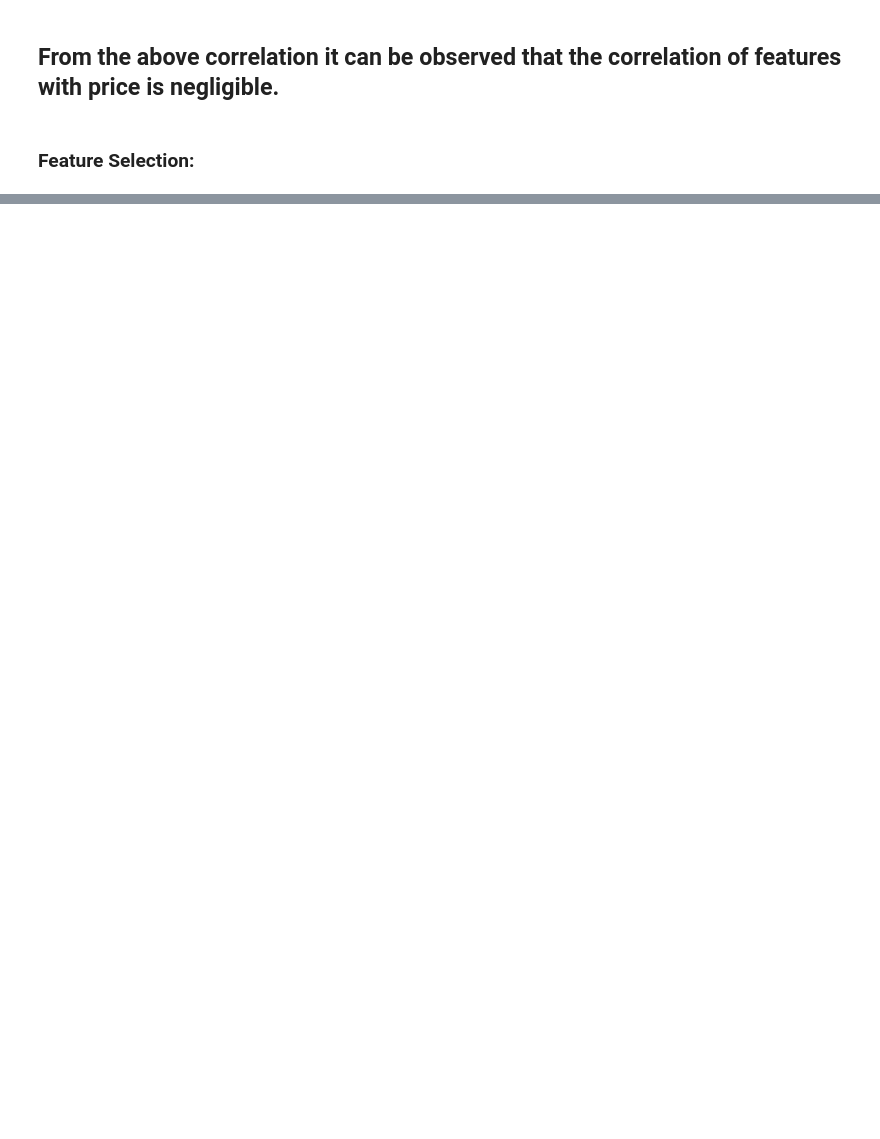
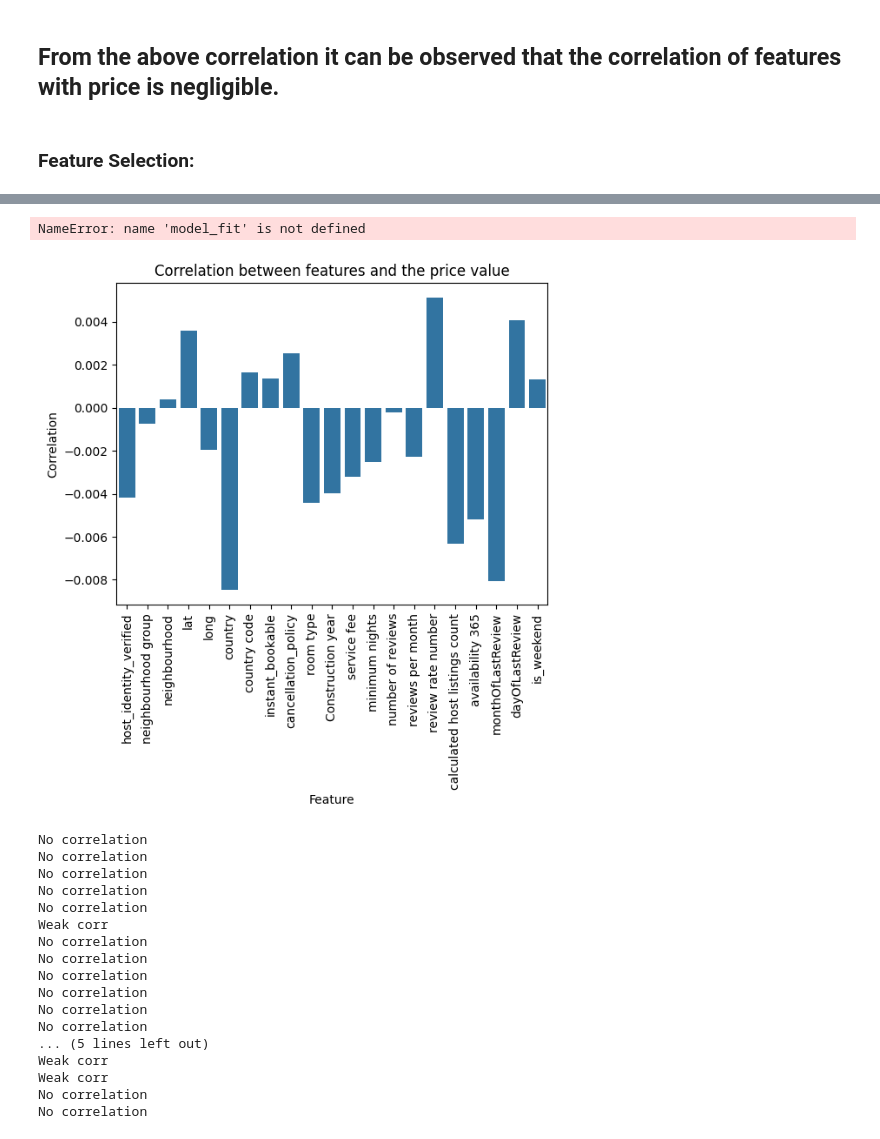
Before and after one commit to tajwinder-singh/airbnb---EDA, a Jupyter notebook: airbnb_eda.ipynb, the cells around one changed output, grey strips where cells are left out. Saved outputs shown, nothing was run; the diff lists cells and outputs as text; code cells hidden in the pictures; blank space fills up the shorter version.

```diff
--- a/airbnb_eda.ipynb
+++ b/airbnb_eda.ipynb
@@ -917,0 +927,58 @@ Features with coefficient shrank to 0: 2
+# %%
+from sklearn.feature_selection import SelectFromModel
+
+selected_model = SelectFromModel(Lasso(alpha = 0.005, random_state = 0))
+model_fit = selected_model.fit(XtrainScaled,ytrainLog)
+selected_features = XtrainLog.columns[model_fit.get_support()]
+print("Selected Features: {}\n\n".format(selected_features))
+
+print("Total features: {}\n\n".format(XtrainLog.shape[1]))
+print("Features that shrank to zero: {}".format(np.sum(model_fit.estimator_.coef_ == 0)))
+# %% [output]
+NameError: name 'model_fit' is not defined
+# %%
+
+
+X_train_df = pd.DataFrame(XtrainScaled, columns = XtrainLog.columns)
+
+corr = X_train_df.corrwith(ytrainLog, method = 'spearman')
+
+corr_df_ = pd.DataFrame({'Feature':corr.index, 'Correlation':corr.values})
+
+sns.barplot(x = corr_df_['Feature'], y = corr_df_['Correlation'])
+plt.title('Correlation between features and the price value')
+plt.xticks(rotation = 90)
+plt.show()
+
+def tag_corr_(val):
+    if abs(val) >= 0.5:
+        print("Strong corr")
+    elif abs(val) >= 0.2:
+        print("Moderate corr")
+    elif abs(val) >= 0.005:
+        print("Weak corr")
+    else:
+        print("No correlation")
+
+tag_df = corr_df_.copy()
+tag_df['Tags'] = corr_df_['Correlation'].apply(tag_corr_)
+tag_df
+# %% [output]
+[figure, added]
+No correlation
+No correlation
+No correlation
+No correlation
+No correlation
+Weak corr
+No correlation
+No correlation
+No correlation
+No correlation
+No correlation
+No correlation
+... (5 lines left out)
+Weak corr
+Weak corr
+No correlation
+No correlation
```
Also changed, not shown: parts of 7 cells of this notebook, 3 other files.
